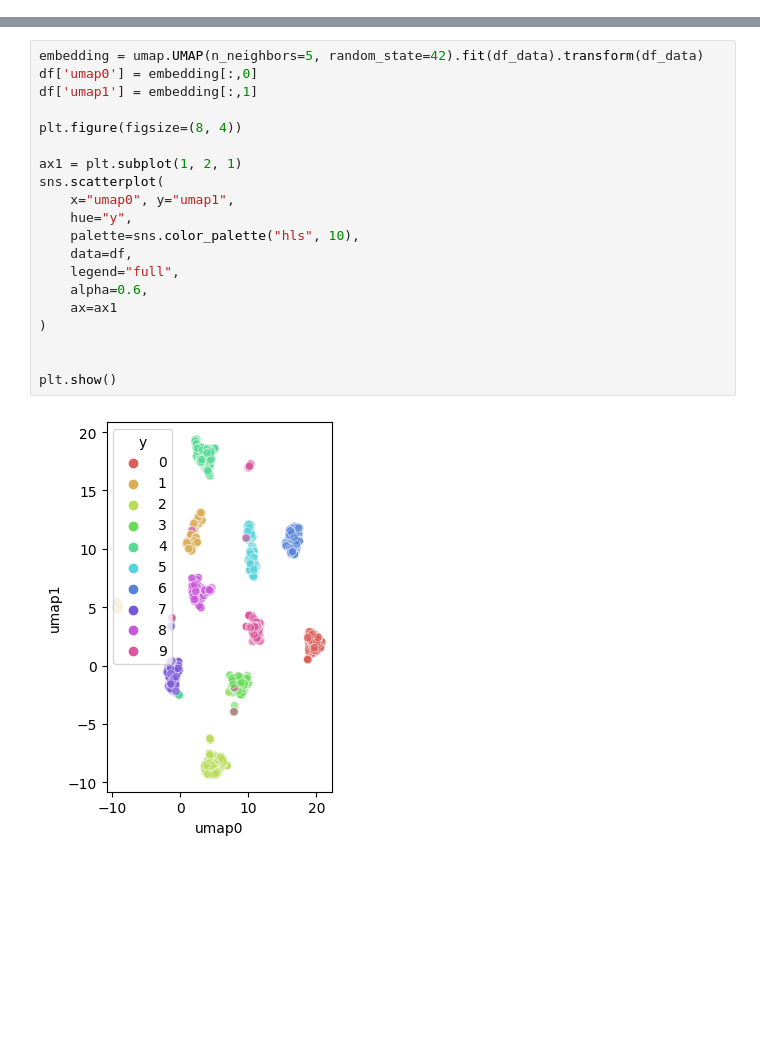
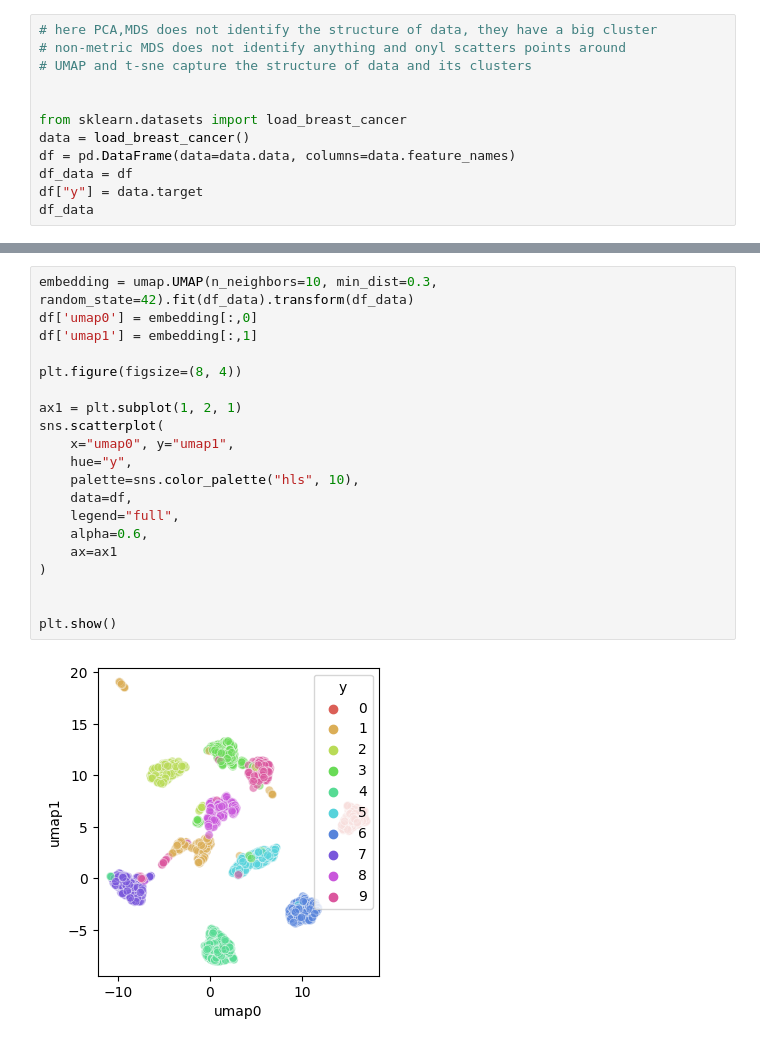
Before and after one commit to ImGilbes/data-visualization, a Jupyter notebook: dim_red_examples.ipynb, the cells around one changed output, grey strips where cells are left out. Saved outputs shown, nothing was run; the diff lists cells and outputs as text; blank space fills up the shorter version.

```diff
--- a/dim_red_examples.ipynb
+++ b/dim_red_examples.ipynb
@@ -44,0 +76,12 @@ df_data
+# %%
+# here PCA,MDS does not identify the structure of data, they have a big cluster
+# non-metric MDS does not identify anything and onyl scatters points around
+# UMAP and t-sne capture the structure of data and its clusters
+
+
+from sklearn.datasets import load_breast_cancer
+data = load_breast_cancer()
+df = pd.DataFrame(data=data.data, columns=data.feature_names)
+df_data = df
+df["y"] = data.target
+df_data
@@ -90,22 +149,22 @@ plt.show()
 # %%
-embedding = umap.UMAP(n_neighbors=5, random_state=42).fit(df_data).transform(df_data)
+embedding = umap.UMAP(n_neighbors=10, min_dist=0.3, random_state=42).fit(df_data).transform(df_data)
 df['umap0'] = embedding[:,0]
 df['umap1'] = embedding[:,1]
 
 plt.figure(figsize=(8, 4))
 
 ax1 = plt.subplot(1, 2, 1)
 sns.scatterplot(
     x="umap0", y="umap1",
     hue="y",
     palette=sns.color_palette("hls", 10),
     data=df,
     legend="full",
     alpha=0.6,
     ax=ax1
 )
 
 
 plt.show()
 # %% [output]
-[figure, old version]
+[figure, new version]
```
Also changed, not shown: parts of 9 cells of this notebook.
